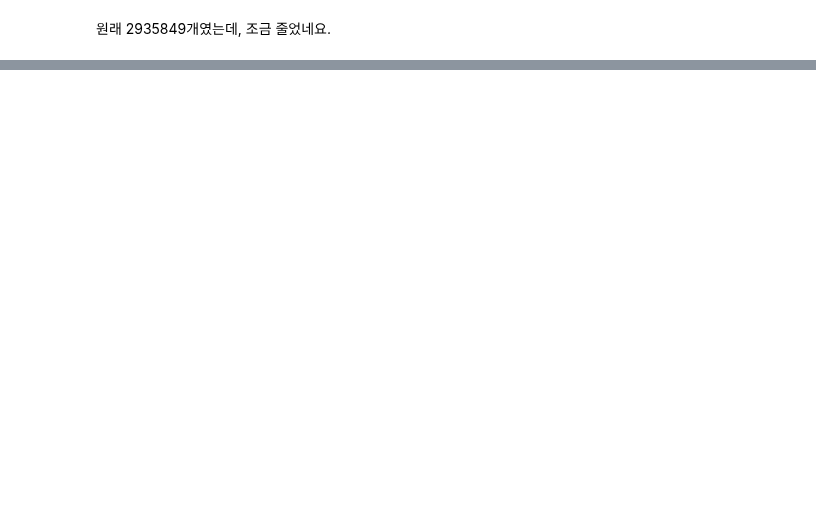
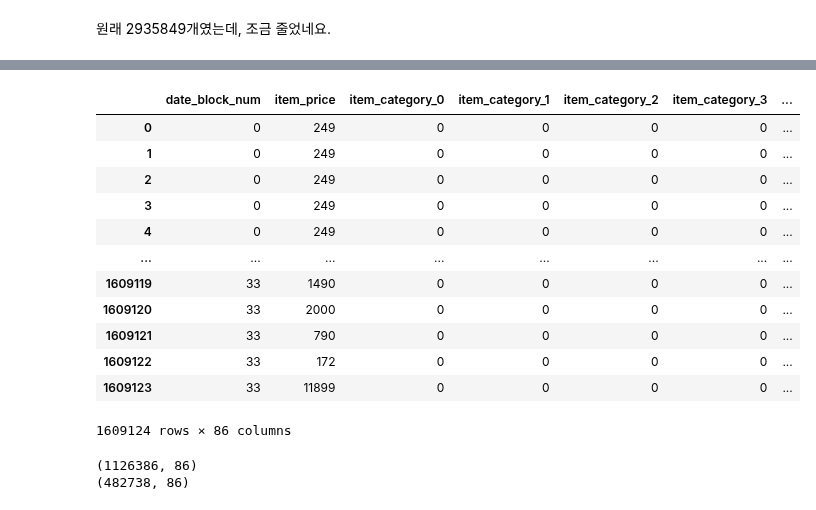
Before and after one commit to jiyeoon/aiffel, a Jupyter notebook: Hackathon/1st competition/Untitled.ipynb, the cells around one changed output, grey strips where cells are left out. Cells and saved outputs as stored; diff of their text form; code cells hidden in the pictures; blank space fills up the shorter version.

```diff
--- a/Hackathon/1st competition/Untitled.ipynb
+++ b/Hackathon/1st competition/Untitled.ipynb
@@ -434,0 +526,3 @@ Name: item_cnt_day, Length: 197, dtype: int64
+# %%
+y = n['item_cnt_month']
+X_train = n.drop(['item_cnt_month', 'shop_id', 'item_id', 'item_category_id'], axis = 1)
@@ -434,0 +544,28 @@ Name: item_cnt_day, Length: 197, dtype: int64
+# %%
+X_train
+# %% [output]
+|  | date_block_num | item_price | item_category_0 | item_category_1 | item_category_2 | item_category_3 | ... |
+| 0 | 0 | 249 | 0 | 0 | 0 | 0 | ... |
+| 1 | 0 | 249 | 0 | 0 | 0 | 0 | ... |
+| 2 | 0 | 249 | 0 | 0 | 0 | 0 | ... |
+| 3 | 0 | 249 | 0 | 0 | 0 | 0 | ... |
+| 4 | 0 | 249 | 0 | 0 | 0 | 0 | ... |
+| ... | ... | ... | ... | ... | ... | ... | ... |
+| 1609119 | 33 | 1490 | 0 | 0 | 0 | 0 | ... |
+| 1609120 | 33 | 2000 | 0 | 0 | 0 | 0 | ... |
+| 1609121 | 33 | 790 | 0 | 0 | 0 | 0 | ... |
+| 1609122 | 33 | 172 | 0 | 0 | 0 | 0 | ... |
+| 1609123 | 33 | 11899 | 0 | 0 | 0 | 0 | ... |
+1609124 rows × 86 columns
+# %%
+from sklearn.model_selection import train_test_split
+
+X_train, X_valid, y_train, y_valid = train_test_split(
+    X_train, y, random_state=2020, test_size=0.3
+)
+
+print(X_train.shape)
+print(X_valid.shape)
+# %% [output]
+(1126386, 86)
+(482738, 86)
```
Also changed, not shown: parts of 27 cells of this notebook.
